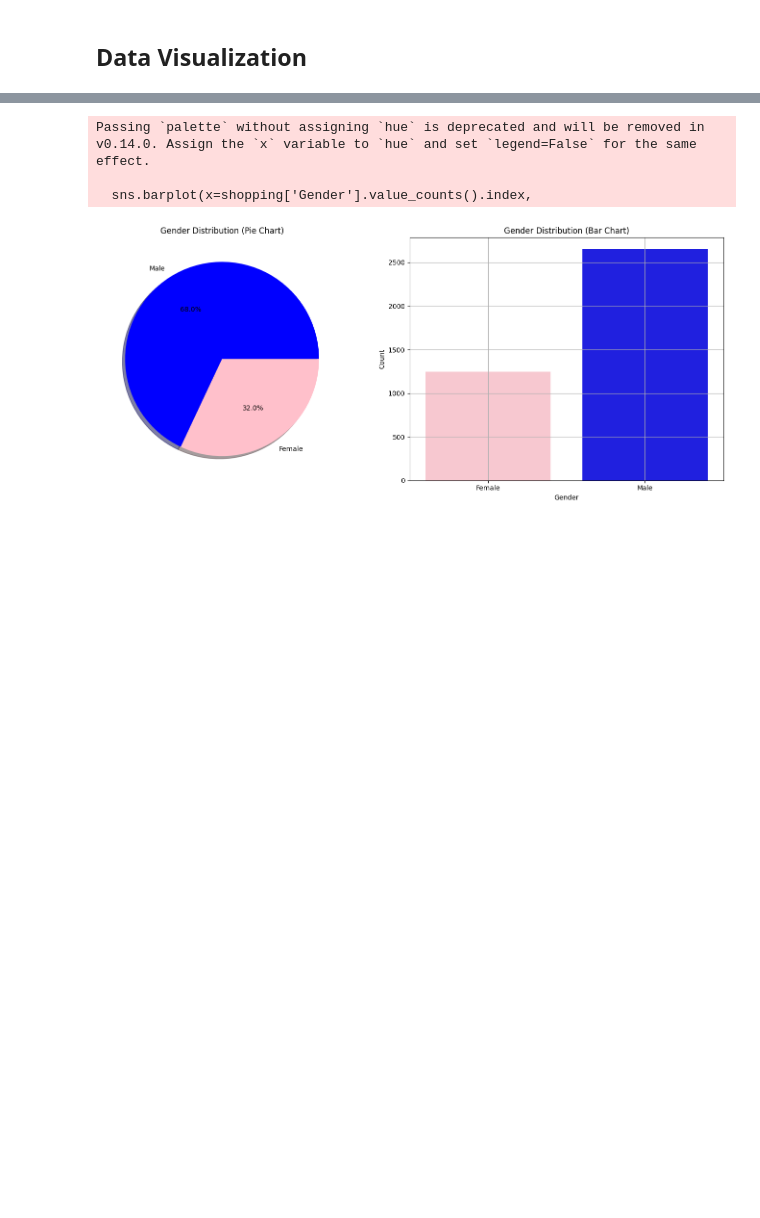
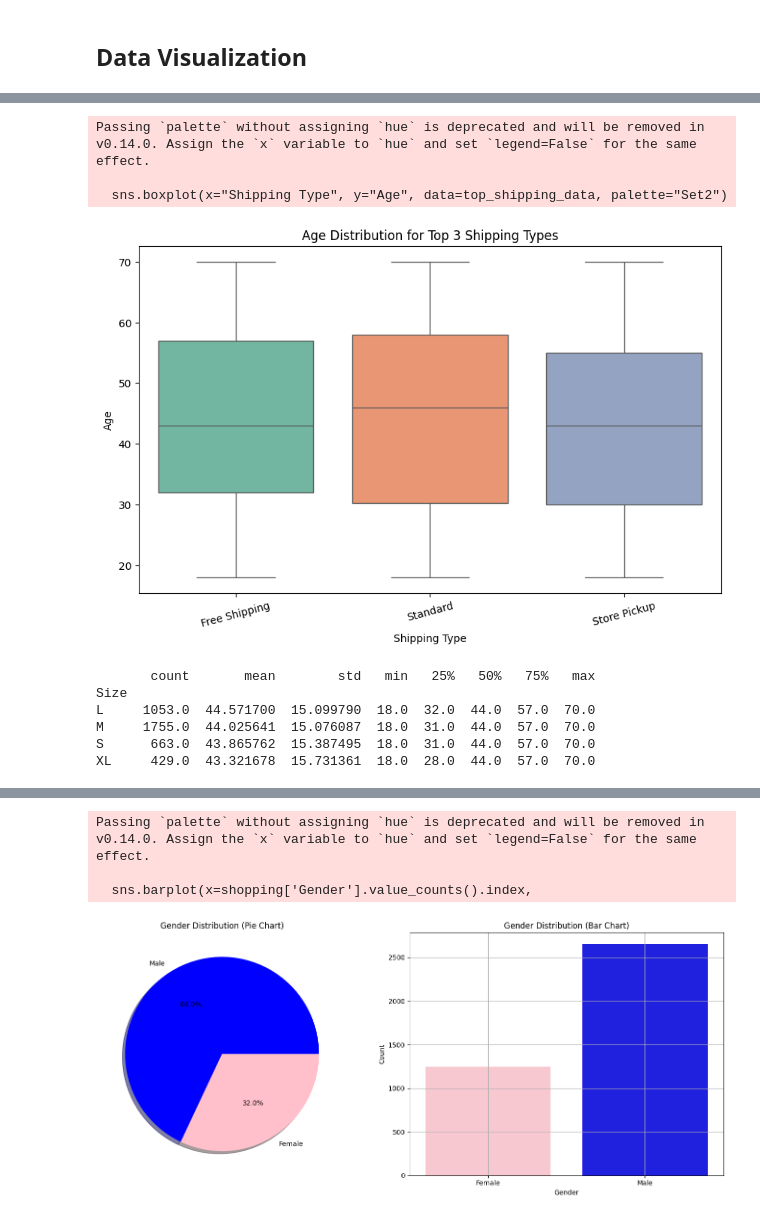
Before and after one commit to youssef-113/Data-Visualization, a Jupyter notebook: shopping_trends/shopping_analysis.ipynb, the cells around one changed output, grey strips where cells are left out. Cells and saved outputs as stored; diff of their text form; code cells hidden in the pictures; blank space fills up the shorter version.

```diff
--- a/shopping_trends/shopping_analysis.ipynb
+++ b/shopping_trends/shopping_analysis.ipynb
@@ -285,0 +314,25 @@ plt.show()
+# %%
+
+plt.figure(figsize=(10, 6))
+sns.boxplot(x="Shipping Type", y="Age", data=top_shipping_data, palette="Set2")
+plt.title("Age Distribution for Top 3 Shipping Types")
+plt.xlabel("Shipping Type")
+plt.ylabel("Age")
+plt.xticks(rotation=15)
+plt.show()
+# %% [output]
+Passing `palette` without assigning `hue` is deprecated and will be removed in v0.14.0. Assign the `x` variable to `hue` and set `legend=False` for the same effect.
+
+  sns.boxplot(x="Shipping Type", y="Age", data=top_shipping_data, palette="Set2")
+[figure, added]
+# %%
+# Grouping by Size and checking average age
+size_age_relation = shopping.groupby("Size")["Age"].describe()
+print(size_age_relation)
+# %% [output]
+       count       mean        std   min   25%   50%   75%   max
+Size
+L     1053.0  44.571700  15.099790  18.0  32.0  44.0  57.0  70.0
+M     1755.0  44.025641  15.076087  18.0  31.0  44.0  57.0  70.0
+S      663.0  43.865762  15.387495  18.0  31.0  44.0  57.0  70.0
+XL     429.0  43.321678  15.731361  18.0  28.0  44.0  57.0  70.0
```
Also changed, not shown: parts of 15 cells of this notebook.
